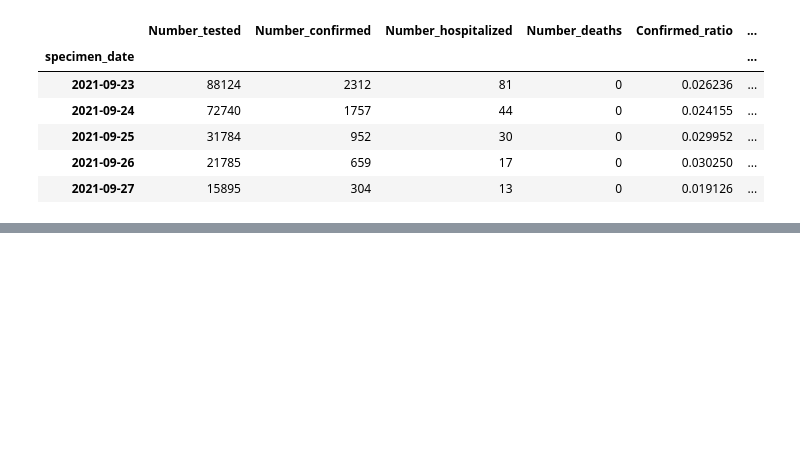
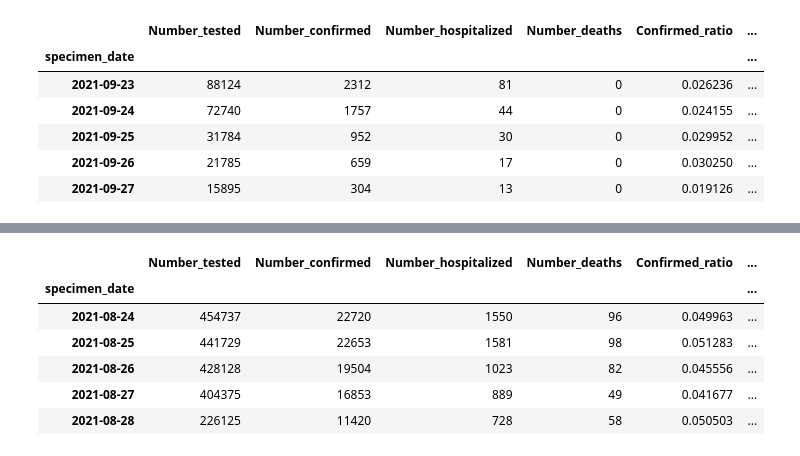
Before and after one commit to INDIG0N/Pfizer_basic_effectiveness_analysis, a Jupyter notebook: project.ipynb, the cells around one changed output, grey strips where cells are left out. Cells and saved outputs as stored; diff of their text form; code cells hidden in the pictures; blank space fills up the shorter version.

Commit message:
made new tables for t-tests and cleaned up src

```diff
--- a/project.ipynb
+++ b/project.ipynb
@@ -194,0 +203,11 @@ plt.savefig()
+# %%
+after_approval = final[final.index > approval_date]
+after_approval.head()
+# %% [output]
+|  | Number_tested | Number_confirmed | Number_hospitalized | Number_deaths | Confirmed_ratio | ... |
+| specimen_date |  |  |  |  |  | ... |
+| 2021-08-24 | 454737 | 22720 | 1550 | 96 | 0.049963 | ... |
+| 2021-08-25 | 441729 | 22653 | 1581 | 98 | 0.051283 | ... |
+| 2021-08-26 | 428128 | 19504 | 1023 | 82 | 0.045556 | ... |
+| 2021-08-27 | 404375 | 16853 | 889 | 49 | 0.041677 | ... |
+| 2021-08-28 | 226125 | 11420 | 728 | 58 | 0.050503 | ... |
```
Also changed, not shown: parts of 3 cells of this notebook, 1 other file.
